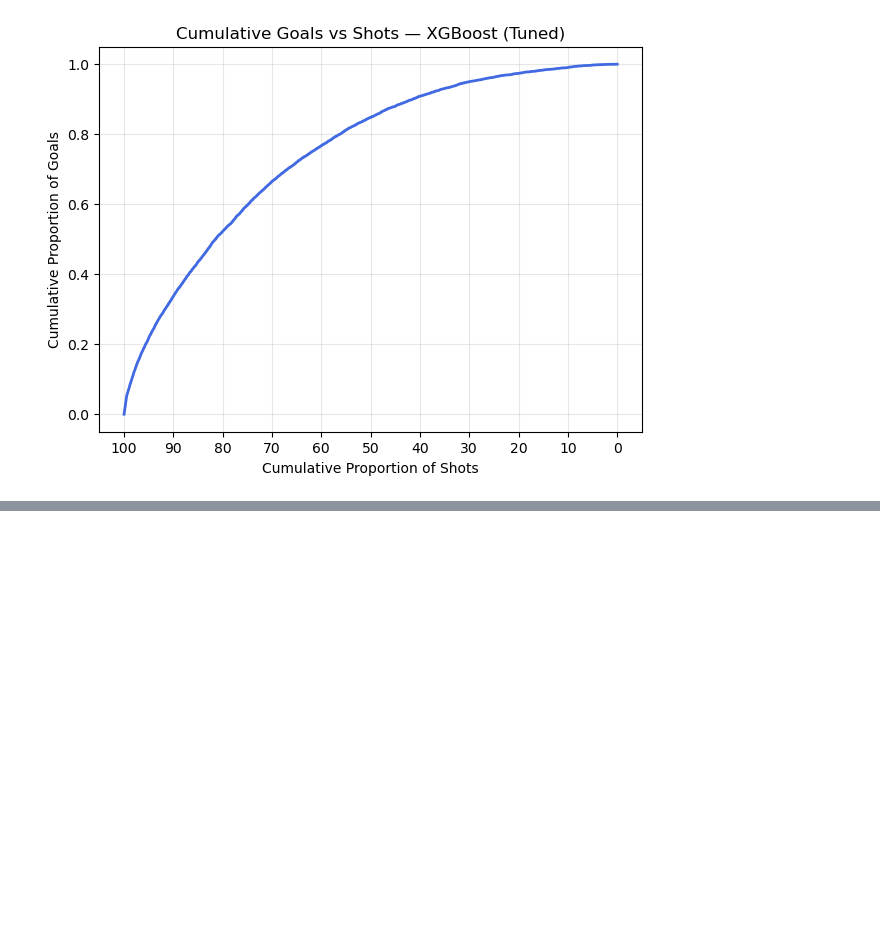
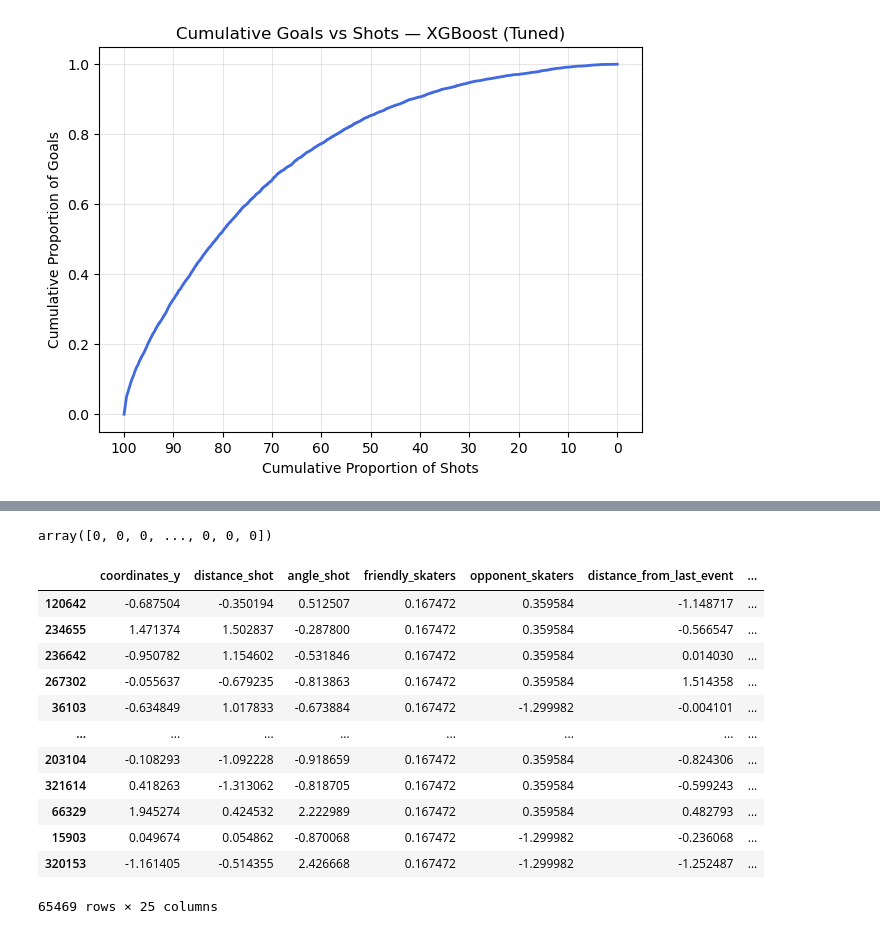
Before and after one commit to d1amondb0t/ift-6758-m1, a Jupyter notebook: notebooks/advanced_models.ipynb, the cells around one changed output, grey strips where cells are left out. Drawn from its saved outputs; the diff is of its cells as text; code cells hidden in the pictures; blank space fills up the shorter version.

```diff
--- a/notebooks/advanced_models.ipynb
+++ b/notebooks/advanced_models.ipynb
@@ -693,0 +725,22 @@ BrokenPipeError: [Errno 32] Broken pipe
+# %%
+xgb_model.predict(X_val)
+best_model.predict(X_val2)
+model.predict(X_val_sel)
+# %% [output]
+array([0, 0, 0, ..., 0, 0, 0])
+# %%
+X_val_sel
+# %% [output]
+|  | coordinates_y | distance_shot | angle_shot | friendly_skaters | opponent_skaters | distance_from_last_event | ... |
+| 120642 | -0.687504 | -0.350194 | 0.512507 | 0.167472 | 0.359584 | -1.148717 | ... |
+| 234655 | 1.471374 | 1.502837 | -0.287800 | 0.167472 | 0.359584 | -0.566547 | ... |
+| 236642 | -0.950782 | 1.154602 | -0.531846 | 0.167472 | 0.359584 | 0.014030 | ... |
+| 267302 | -0.055637 | -0.679235 | -0.813863 | 0.167472 | 0.359584 | 1.514358 | ... |
+| 36103 | -0.634849 | 1.017833 | -0.673884 | 0.167472 | -1.299982 | -0.004101 | ... |
+| ... | ... | ... | ... | ... | ... | ... | ... |
+| 203104 | -0.108293 | -1.092228 | -0.918659 | 0.167472 | 0.359584 | -0.824306 | ... |
+| 321614 | 0.418263 | -1.313062 | -0.818705 | 0.167472 | 0.359584 | -0.599243 | ... |
+| 66329 | 1.945274 | 0.424532 | 2.222989 | 0.167472 | 0.359584 | 0.482793 | ... |
+| 15903 | 0.049674 | 0.054862 | -0.870068 | 0.167472 | -1.299982 | -0.236068 | ... |
+| 320153 | -1.161405 | -0.514355 | 2.426668 | 0.167472 | -1.299982 | -1.252487 | ... |
+65469 rows × 25 columns
```
Also changed, not shown: parts of 20 cells of this notebook, 19 other files.
